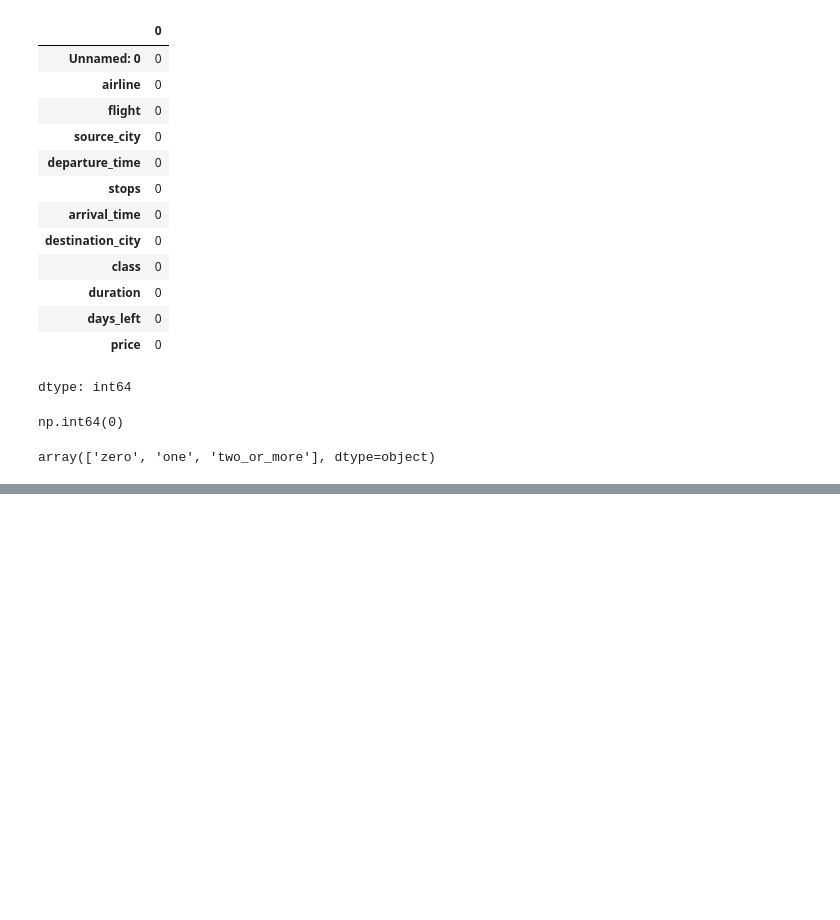
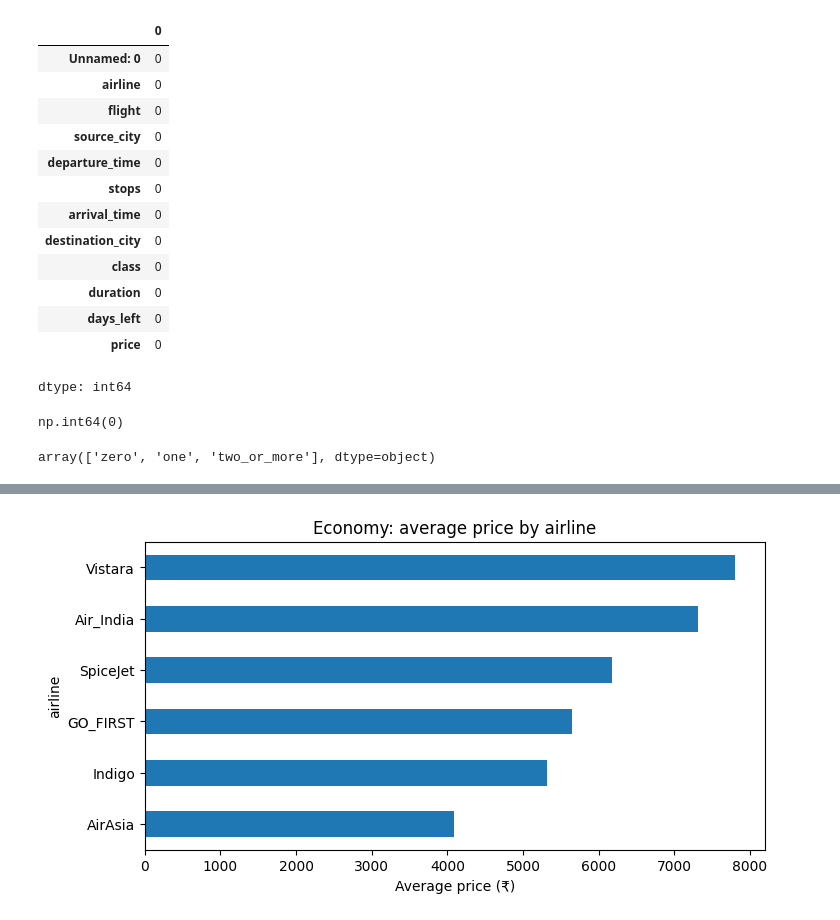
Before and after one commit to ParigiAnyaReddy0420/flight-advisor-using-ml, a Jupyter notebook: flight_advisor.ipynb, the cells around one changed output, grey strips where cells are left out. Cells and saved outputs as stored; diff of their text form; code cells hidden in the pictures; blank space fills up the shorter version.

```diff
--- a/flight_advisor.ipynb
+++ b/flight_advisor.ipynb
@@ -90,0 +256,9 @@ print(economy.shape, business.shape)
+# %%
+import seaborn as sns
+
+eco_air = economy.groupby("airline")["price"].mean().sort_values()
+eco_air.plot(kind="barh", figsize=(8, 4), title="Economy: average price by airline")
+plt.xlabel("Average price (₹)")
+plt.show()
+# %% [output]
+[figure, added]
```
Also changed, not shown: parts of 38 cells of this notebook.
